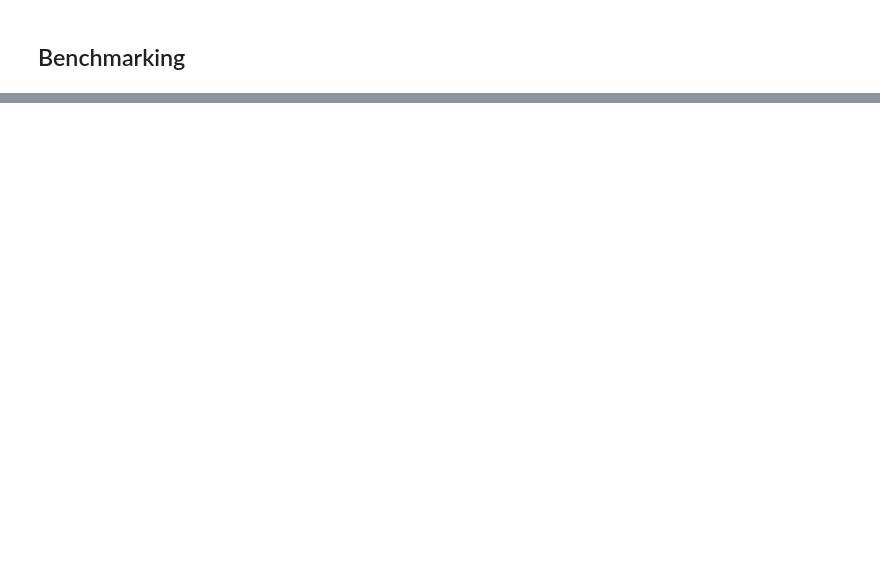
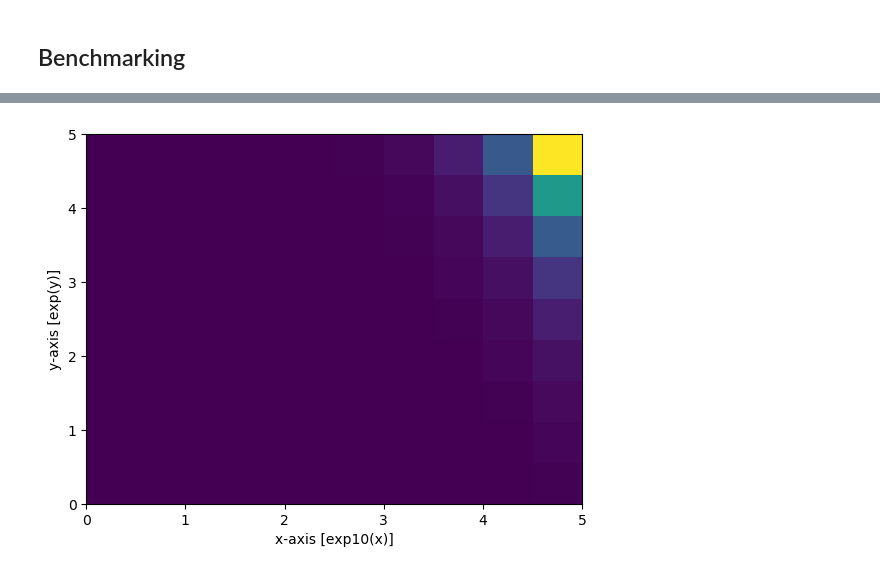
Before and after one commit to m-wells/InterpolatedRejectionSampling.jl, a Jupyter notebook: docs/README.ipynb, the cells around one changed output, grey strips where cells are left out. Drawn from its saved outputs; the diff is of its cells as text; code cells hidden in the pictures; blank space fills up the shorter version.

```diff
--- a/docs/README.ipynb
+++ b/docs/README.ipynb
@@ -120,0 +123,6 @@ BenchmarkTools.Trial:
+# %%
+X = range(0, 5, length=10)
+Y = range(0, 5, length=9)
+knots = (X,Y)
+prob = [exp10(x)*exp(y) for x in X, y in Y]
+prob ./= maximum(prob)
@@ -120,0 +141,12 @@ BenchmarkTools.Trial:
+# %%
+using PyPlot
+imshow(transpose(prob);
+       extent = (knots[1][1], knots[1][end], knots[2][1], knots[2][end]),
+       aspect = "auto",
+       origin = "lower")
+ax = gca()
+ax.set_xlabel("x-axis [exp10(x)]")
+ax.set_ylabel("y-axis [exp(y)]")
+;
+# %% [output]
+[figure, added]
```
Also changed, not shown: parts of 10 cells of this notebook, 10 other files.
